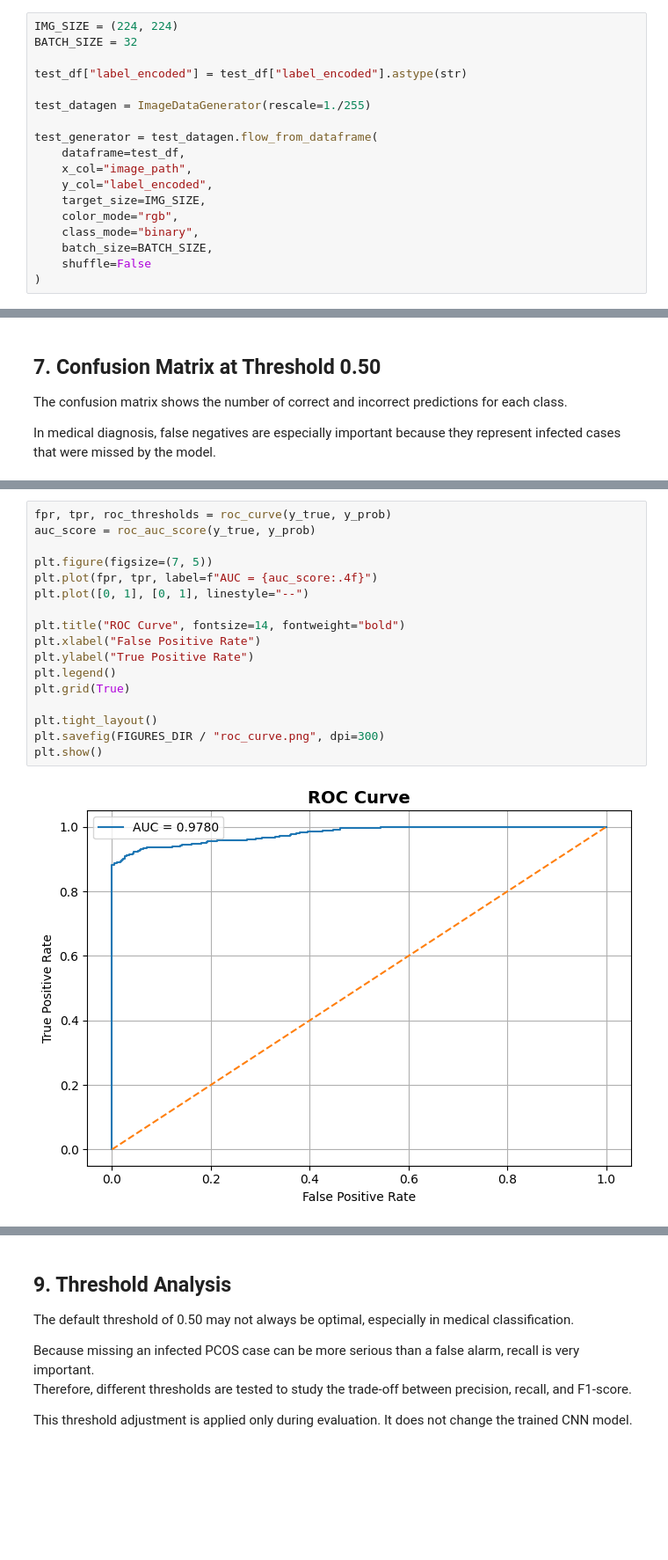
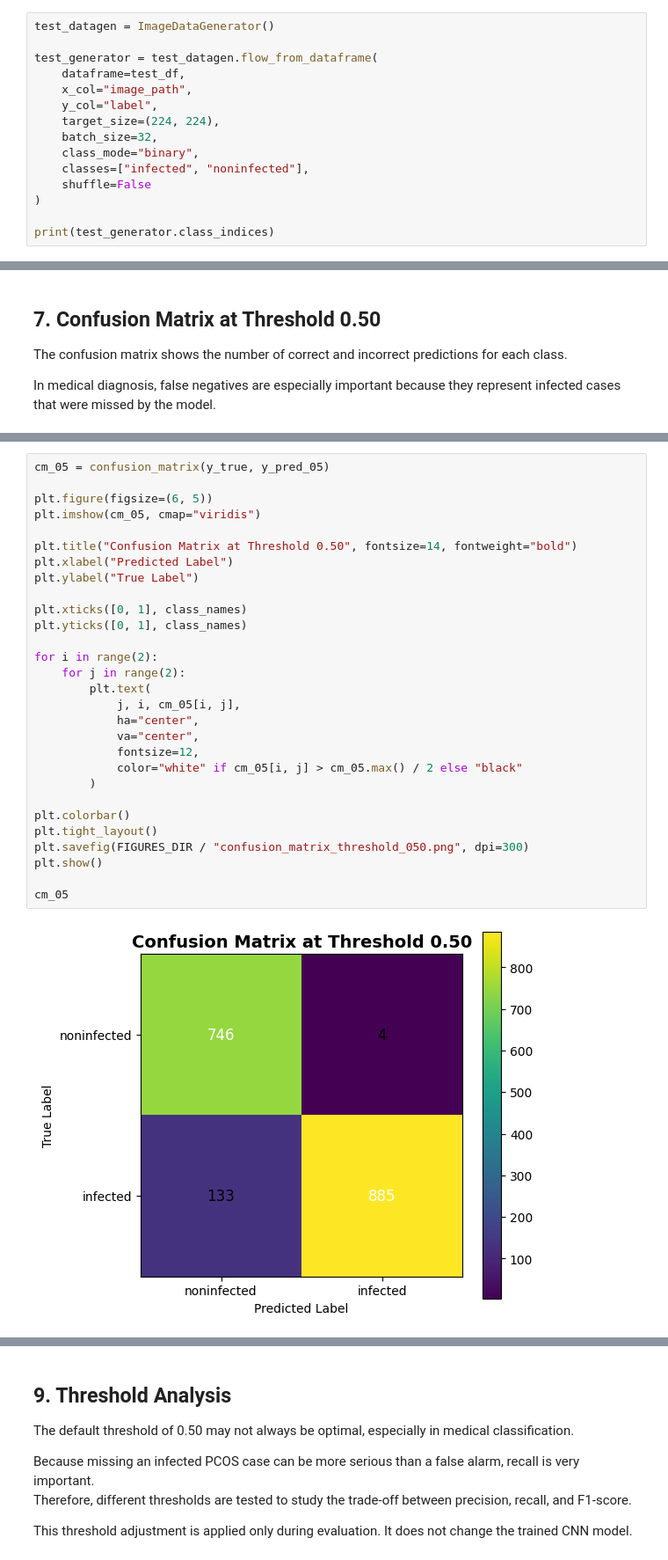
Before and after one commit to Eldonm7md/PCOS_Detection_issue, a Jupyter notebook: PCOS_notebooks/evaluation.ipynb, the cells around one changed output, grey strips where cells are left out. Shown at 88% size. Saved outputs shown, nothing was run; the diff lists cells and outputs as text; blank space fills up the shorter version.

```diff
--- a/PCOS_notebooks/evaluation.ipynb
+++ b/PCOS_notebooks/evaluation.ipynb
@@ -101,22 +125,19 @@ Total files: 1768
 Only normalization is applied to the test set.
 No augmentation is used during testing because the test set must represent real unseen images.
 # %%
-IMG_SIZE = (224, 224)
-BATCH_SIZE = 32
-
-test_df["label_encoded"] = test_df["label_encoded"].astype(str)
-
-test_datagen = ImageDataGenerator(rescale=1./255)
+test_datagen = ImageDataGenerator()
 
 test_generator = test_datagen.flow_from_dataframe(
     dataframe=test_df,
     x_col="image_path",
-    y_col="label_encoded",
-    target_size=IMG_SIZE,
-    color_mode="rgb",
+    y_col="label",
+    target_size=(224, 224),
+    batch_size=32,
     class_mode="binary",
-    batch_size=BATCH_SIZE,
+    classes=["infected", "noninfected"],
     shuffle=False
 )
+
+print(test_generator.class_indices)
 # %% [output]
 Found 1768 validated image filenames belonging to 2 classes.
@@ -232,19 +287,31 @@ A higher AUC indicates better class separation.
 # %%
-fpr, tpr, roc_thresholds = roc_curve(y_true, y_prob)
-auc_score = roc_auc_score(y_true, y_prob)
+cm_05 = confusion_matrix(y_true, y_pred_05)
 
-plt.figure(figsize=(7, 5))
-plt.plot(fpr, tpr, label=f"AUC = {auc_score:.4f}")
-plt.plot([0, 1], [0, 1], linestyle="--")
+plt.figure(figsize=(6, 5))
+plt.imshow(cm_05, cmap="viridis")
 
-plt.title("ROC Curve", fontsize=14, fontweight="bold")
-plt.xlabel("False Positive Rate")
-plt.ylabel("True Positive Rate")
-plt.legend()
-plt.grid(True)
+plt.title("Confusion Matrix at Threshold 0.50", fontsize=14, fontweight="bold")
+plt.xlabel("Predicted Label")
+plt.ylabel("True Label")
 
+plt.xticks([0, 1], class_names)
+plt.yticks([0, 1], class_names)
+
+for i in range(2):
+    for j in range(2):
+        plt.text(
+            j, i, cm_05[i, j],
+            ha="center",
+            va="center",
+            fontsize=12,
+            color="white" if cm_05[i, j] > cm_05.max() / 2 else "black"
+        )
+
+plt.colorbar()
 plt.tight_layout()
-plt.savefig(FIGURES_DIR / "roc_curve.png", dpi=300)
+plt.savefig(FIGURES_DIR / "confusion_matrix_threshold_050.png", dpi=300)
 plt.show()
+
+cm_05
 # %% [output]
-[figure, old version]
+[figure, new version]
```
Also changed, not shown: parts of 33 cells of this notebook, 23 other files.
